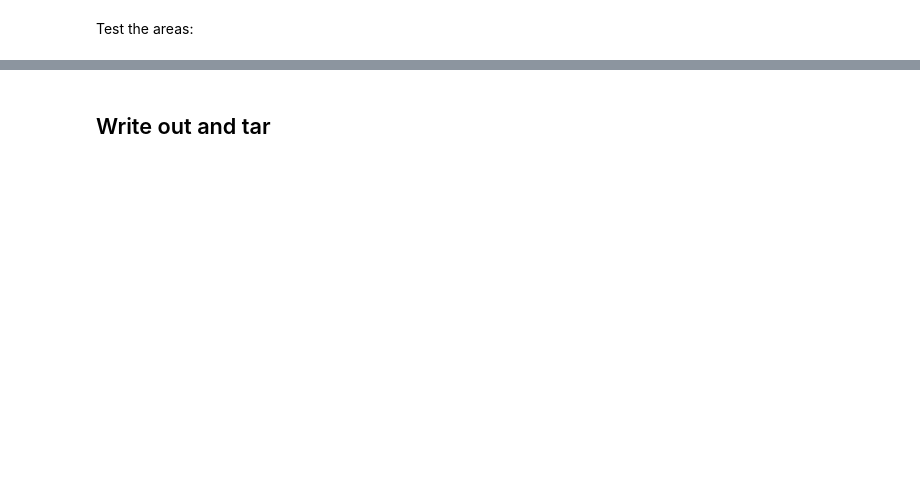
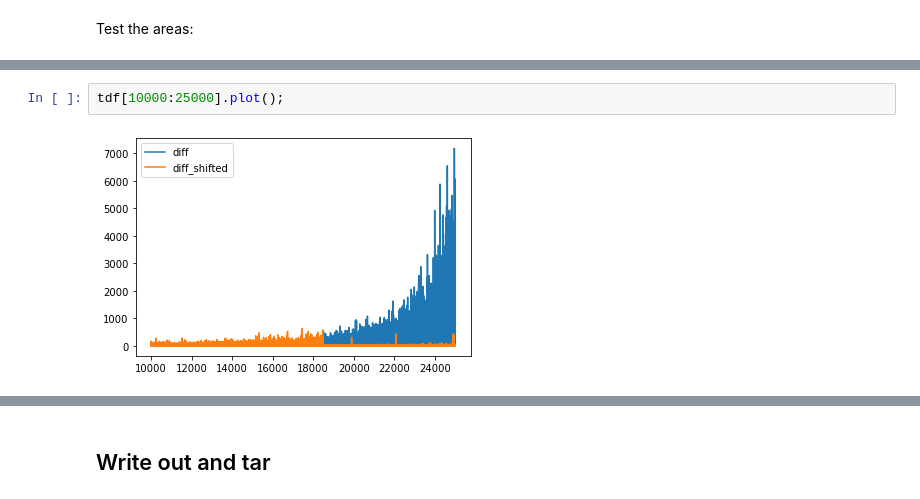
Before and after one commit to GLIMS-RGI/rgi7_scripts, a Jupyter notebook: outline_selection/RGI01.ipynb, the cells around one changed output, grey strips where cells are left out. Saved outputs shown, nothing was run; the diff lists cells and outputs as text; blank space fills up the shorter version.

```diff
--- a/outline_selection/RGI01.ipynb
+++ b/outline_selection/RGI01.ipynb
@@ -80,0 +105,4 @@ So, there are practically no difference in terms of area. The remain difference
+# %%
+tdf[10000:25000].plot();
+# %% [output]
+[figure, added]
```
Also changed, not shown: parts of 27 cells of this notebook, 3 other files.
